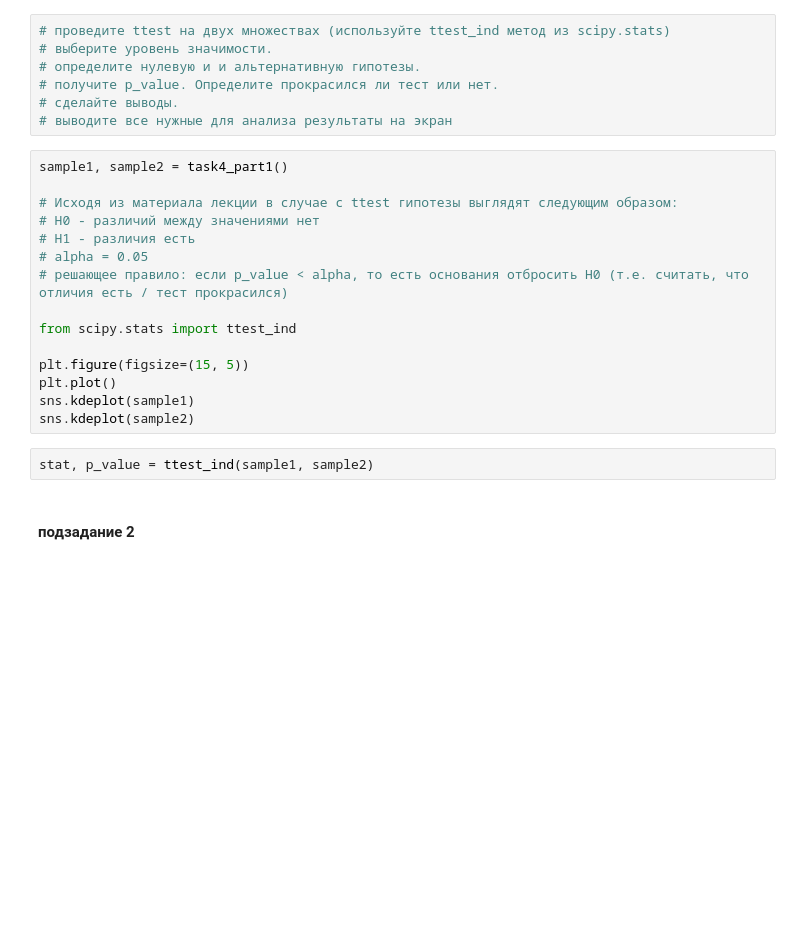
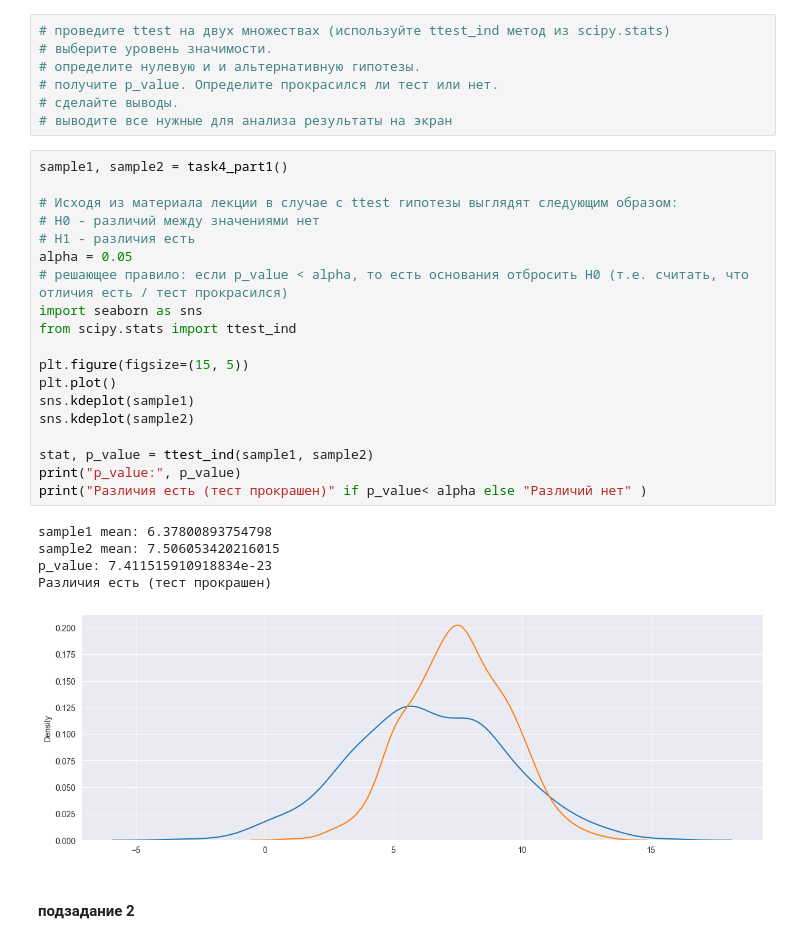
Before and after one commit to sergey-vershinin-misis/py-for-data, a Jupyter notebook: hw_02.ipynb, the cells around one changed output. Drawn from its saved outputs; the diff is of its cells as text; blank space fills up the shorter version.

```diff
--- a/hw_02.ipynb
+++ b/hw_02.ipynb
@@ -161,20 +161,28 @@ sns.kdeplot(values)
 # %%
 sample1, sample2 = task4_part1()
 
 # Исходя из материала лекции в случае с ttest гипотезы выглядят следующим образом:
 # H0 - различий между значениями нет
 # H1 - различия есть
-# alpha = 0.05
+alpha = 0.05
 # решающее правило: если p_value < alpha, то есть основания отбросить H0 (т.е. считать, что отличия есть / тест прокрасился)
-
+import seaborn as sns
 from scipy.stats import ttest_ind
 
 plt.figure(figsize=(15, 5))
 plt.plot()
 sns.kdeplot(sample1)
 sns.kdeplot(sample2)
+
+stat, p_value = ttest_ind(sample1, sample2)
+print("p_value:", p_value)
+print("Различия есть (тест прокрашен)" if p_value< alpha else "Различий нет" )
+# %% [output]
+sample1 mean: 6.37800893754798
+sample2 mean: 7.506053420216015
+p_value: 7.411515910918834e-23
+Различия есть (тест прокрашен)
+[figure, added]
-# %%
-stat, p_value = ttest_ind(sample1, sample2)
 # %% [markdown]
 #### подзадание 2
 # %%
```
